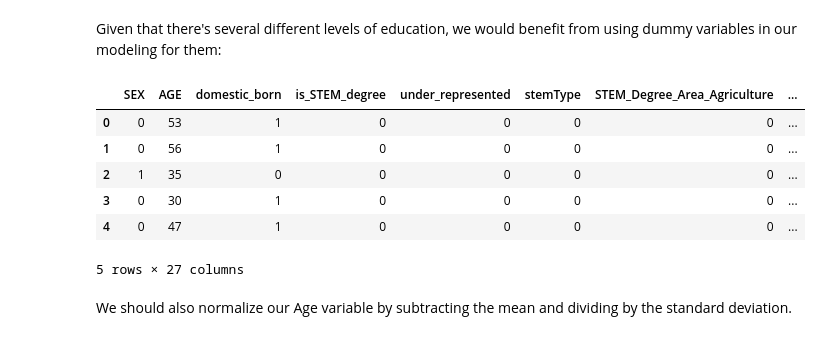
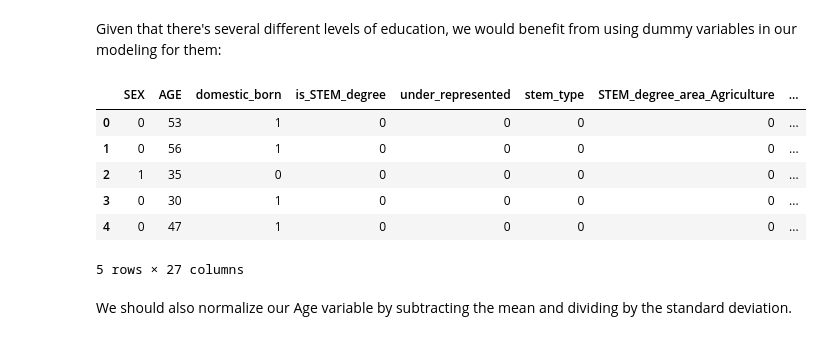
Before and after one commit to kayfilipp/HigherME, a Jupyter notebook: census_data/Modeling.ipynb, the cells around one changed output. Drawn from its saved outputs; the diff is of its cells as text; code cells hidden in the pictures.

Commit message:
coerce modeling.ipynb to underscore-lowercase

```diff
--- a/census_data/Modeling.ipynb
+++ b/census_data/Modeling.ipynb
@@ -43,9 +43,9 @@ features = [
     ,'EDU_verbose'
     ,'is_STEM_degree'
     ,'under_represented'
-    ,'stemType'
-    ,'stemBinary'
-    ,'STEM_Degree_Area'
+    ,'stem_type'
+    ,'stem_binary'
+    ,'STEM_degree_area'
 ]
 df_model=df[features]
 del df
@@ -64,7 +64,7 @@ Name: stemType, dtype: int64
 For our target variable, we can discard `stemType` and instead opt for `stemBinary`, which is a binarized version of this feature that was created during EDA. For consistency, a simple drop operation will do:
 # %%
 #binarize STEM
-df_model = df_model.drop(columns=['stemType'])
-df_model = df_model.rename(columns={'stemBinary':'stemType'})
+df_model = df_model.drop(columns=['stem_type'])
+df_model = df_model.rename(columns={'stem_binary':'stem_type'})
 df_model.head(3)
 # %% [output]
@@ -92,11 +92,11 @@ Text(0.5, 0, 'stemType')
 We can acquire the indices of our categorical variables by using `the get_loc` function.
 finally, we call on SMOTENC to treat our education and degree type as categorical variables and oversample the minority class.
 # %%
-X = df_model.drop(columns='stemType')
-y = df_model['stemType']
+X = df_model.drop(columns='stem_type')
+y = df_model['stem_type']
 
 edu_verb = X.columns.get_loc('EDU_verbose')
-stem_deg = X.columns.get_loc('STEM_Degree_Area')
+stem_deg = X.columns.get_loc('STEM_degree_area')
 
 smote_nc = SMOTENC(
     categorical_features = [edu_verb,stem_deg]
@@ -107,7 +107,7 @@ smote_nc = SMOTENC(
 X_res,y_res = smote_nc.fit_resample(X,y)
 # %%
 #recombine X and Y into one dataframe, shed y_res from memory to save space
-X_res['stemType'] = y_res
+X_res['stem_type'] = y_res
 del y_res
 # %% [markdown]
 Having oversampled our minority class, we check for distribution one more time to confirm that SMOTE worked:
@@ -125,21 +125,21 @@ Text(0.5, 0, 'stemType')
 # %% [markdown]
 Given that there's several different levels of education, we would benefit from using dummy variables in our modeling for them:
 # %%
-a = pd.get_dummies(X_res['STEM_Degree_Area'],prefix='STEM_Degree_Area')
+a = pd.get_dummies(X_res['STEM_degree_area'],prefix='STEM_degree_area')
 b = pd.get_dummies(X_res['EDU_verbose'],prefix='EDU_verbose')#get dummy variables for Education
 
 frames = [
     X_res
     , a
     , b] # append them as a list
 df_model = pd.concat(frames, axis = 1)
 df_model=df_model.drop(columns = [
     'EDU_verbose',
-    'STEM_Degree_Area'
+    'STEM_degree_area'
 ])
 df_model.head()
 # %% [output]
-|  | SEX | AGE | domestic_born | is_STEM_degree | under_represented | stemType | STEM_Degree_Area_Agriculture | ... |
+|  | SEX | AGE | domestic_born | is_STEM_degree | under_represented | stem_type | STEM_degree_area_Agriculture | ... |
 | 0 | 0 | 53 | 1 | 0 | 0 | 0 | 0 | ... |
 | 1 | 0 | 56 | 1 | 0 | 0 | 0 | 0 | ... |
 | 2 | 1 | 35 | 0 | 0 | 0 | 0 | 0 | ... |
```
Also changed, not shown: parts of 7 cells of this notebook.
